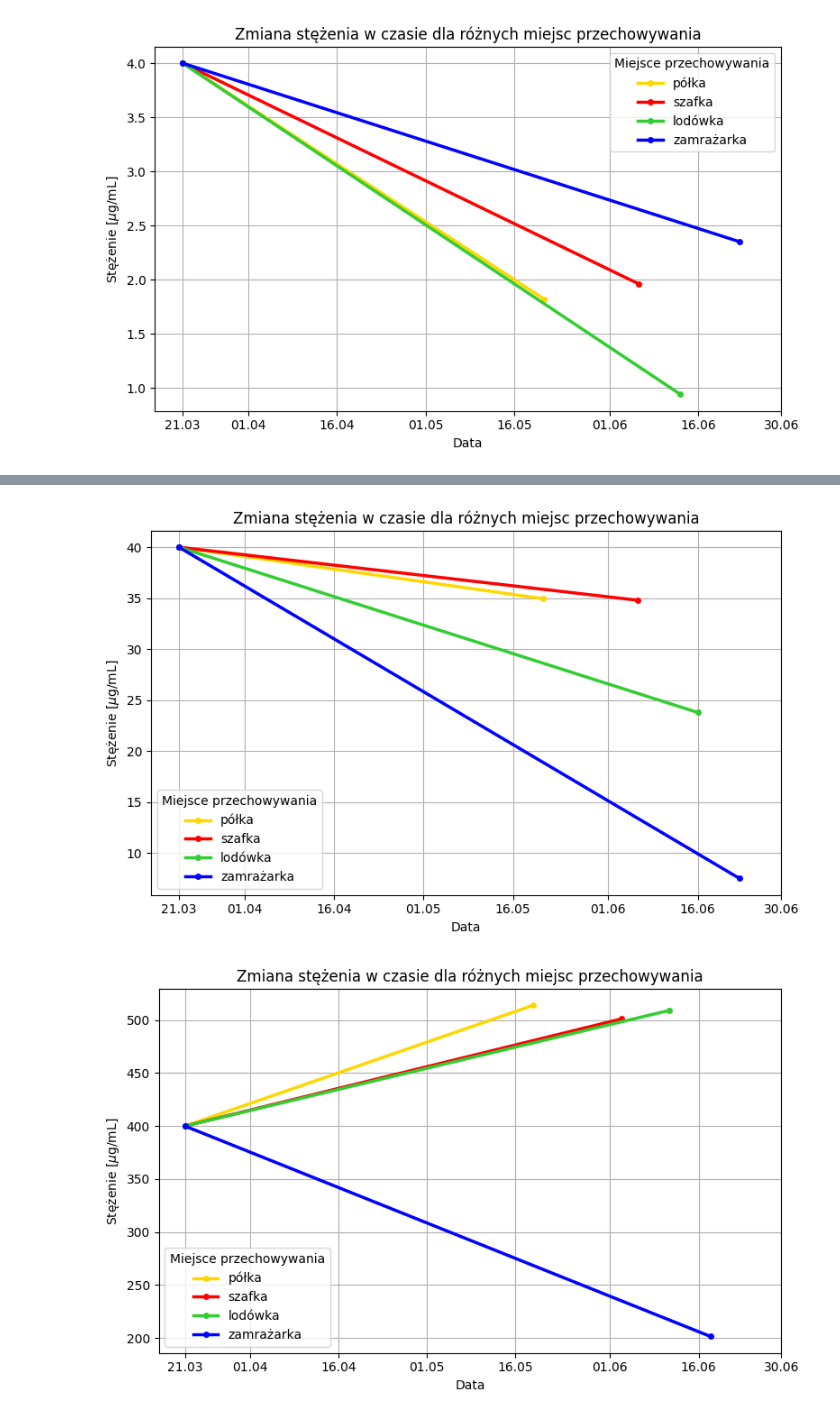
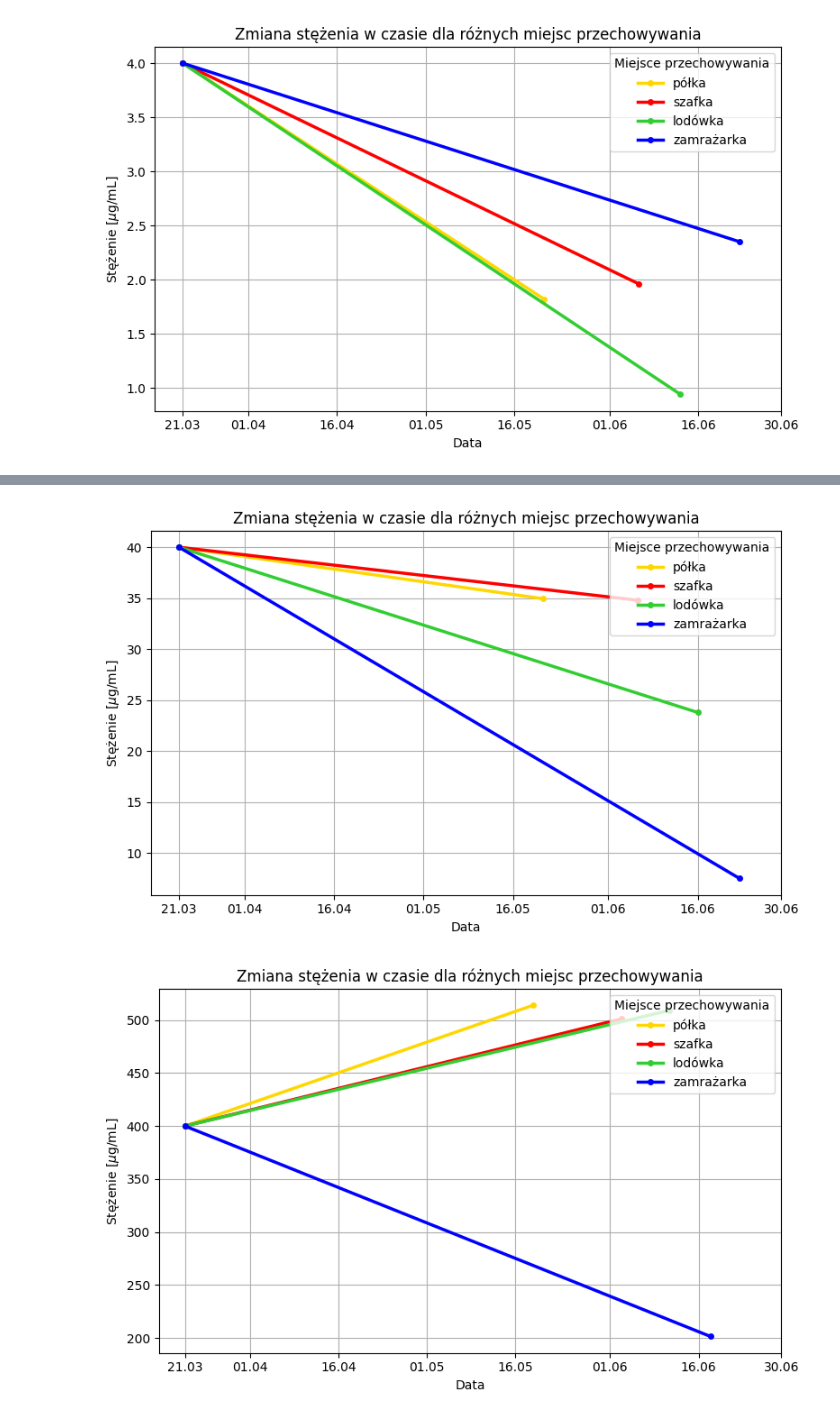
Before and after one commit to Teczka-user/ShareSpace, a Jupyter notebook: plot.ipynb, the cells around one changed output, grey strips where cells are left out. Drawn from its saved outputs; the diff is of its cells as text; code cells hidden in the pictures.

```diff
--- a/plot.ipynb
+++ b/plot.ipynb
@@ -173,7 +172,7 @@ plt.show()
 # %%
 records = [
     ("półka",      "21.03.2025", 4),
-    ("półka",      "12.05.2025", 2.59),
+    ("półka",      "12.05.2025", 2.65),
     ("szafka",     "21.03.2025", 4),
     ("szafka",     "02.06.2025", 1.72),
     ("lodówka",    "21.03.2025", 4),
@@ -203,7 +202,7 @@ for place, pairs in data_by_place.items():
 plt.xlabel("Data")
 plt.ylabel(r"Stężenie [$\mu$g/mL]")
 plt.title("Zmiana stężenia w czasie dla różnych miejsc przechowywania")
-plt.legend(title="Miejsce przechowywania")
+plt.legend(title="Miejsce przechowywania", loc='upper right')
 plt.grid(True)
 
 ax = plt.gca()
@@ -428,7 +427,7 @@ for place, pairs in data_by_place.items():
 plt.xlabel("Data")
 plt.ylabel(r"Stężenie [$\mu$g/mL]")
 plt.title("Zmiana stężenia w czasie dla różnych miejsc przechowywania")
-plt.legend(title="Miejsce przechowywania")
+plt.legend(title="Miejsce przechowywania", loc='upper right')
 plt.grid(True)
 
 ax = plt.gca()
@@ -439,7 +438,7 @@ plt.tight_layout()
 plt.savefig("images/Stezenie-3-40ug.png")
 plt.show()
 # %% [output]
-[figure, old version]
+[figure, new version]
 # %%
 records = [
     ("półka",      "21.03.2025", 400),
@@ -456,35 +455,35 @@ data_by_place = {}
 for place, date_str, value in records:
     dt = datetime.strptime(date_str, "%d.%m.%Y")
     data_by_place.setdefault(place, []).append((dt, value))
 
 plt.figure(figsize=(8, 5))
 for place, pairs in data_by_place.items():
     pairs.sort(key=lambda x: x[0])
     dates, values = zip(*pairs)
     plt.plot(
         dates, values,
         marker=marker,
         linewidth=linewidth,
         label=place,
         markersize=markersize,
         color=colors.get(place)
     )
 
 plt.xlabel("Data")
 plt.ylabel(r"Stężenie [$\mu$g/mL]")
 plt.title("Zmiana stężenia w czasie dla różnych miejsc przechowywania")
-plt.legend(title="Miejsce przechowywania")
+plt.legend(title="Miejsce przechowywania", loc='upper right')
 plt.grid(True)
 
 ax = plt.gca()
 ax.set_xticks(ticks) # type: ignore
 ax.xaxis.set_major_formatter(mdates.DateFormatter("%d.%m"))
 
 plt.tight_layout()
 plt.savefig("images/Stezenie-1-400ug.png")
 plt.show()
 # %% [output]
-[figure, old version]
+[figure, new version]
 # %%
 records = [
     ("półka",      "21.03.2025", 400),
```
Also changed, not shown: parts of 11 cells of this notebook, 7 other files.
